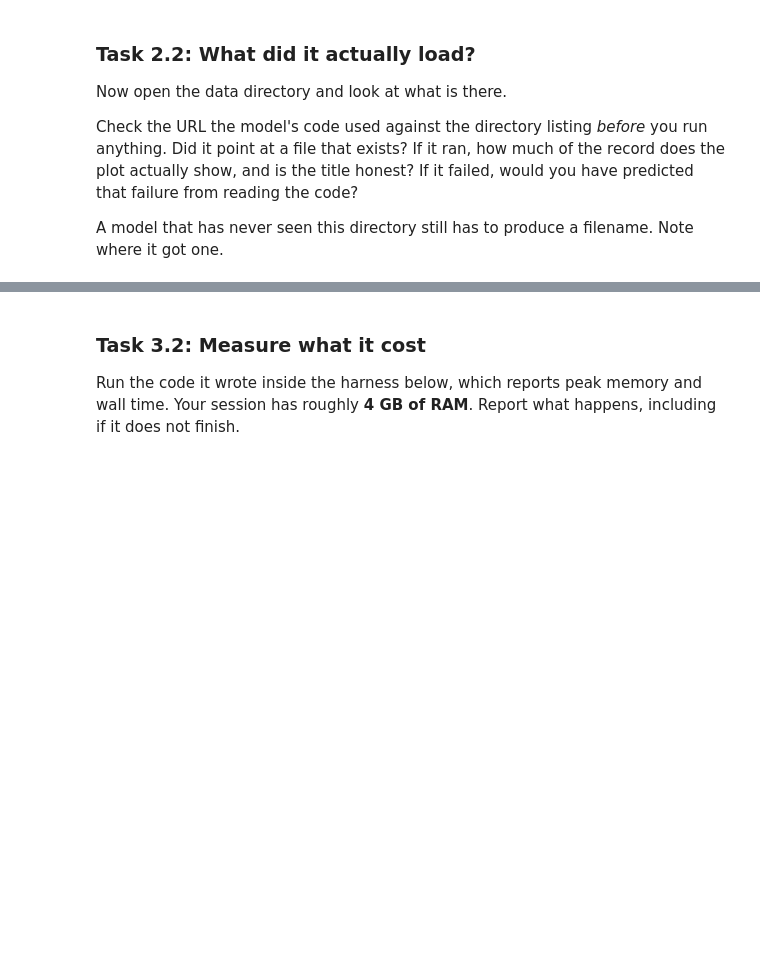
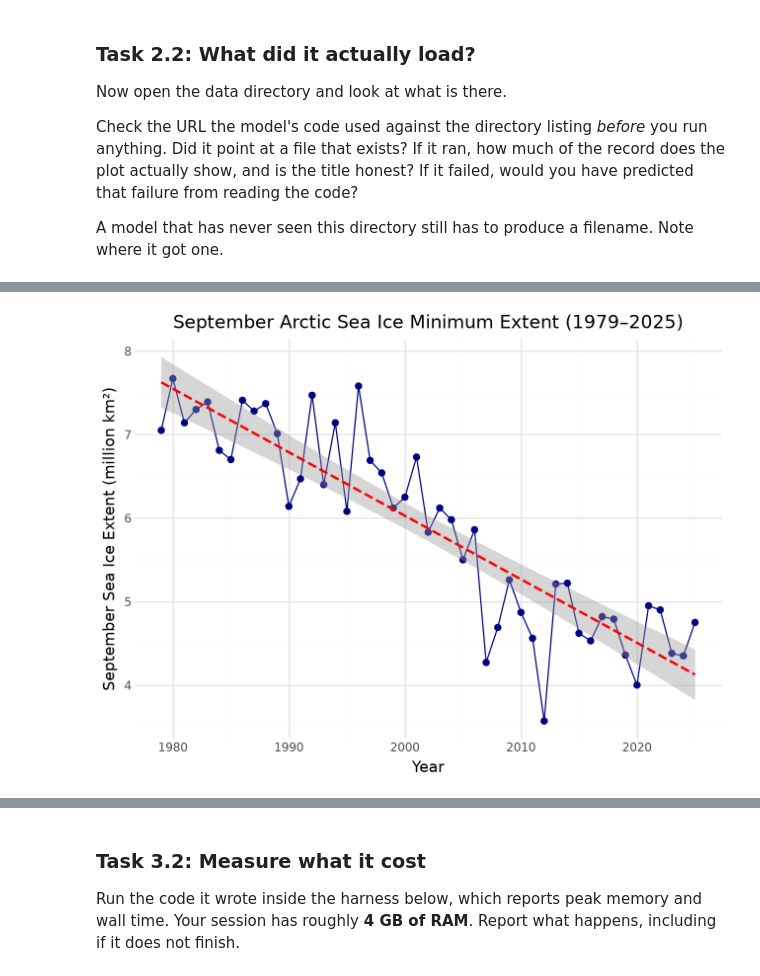
Before and after one commit to reyannaortega1-png/climate-module-reyannaortega1, a Jupyter notebook: climate.ipynb, the cells around one changed output, grey strips where cells are left out. Cells and saved outputs as stored; diff of their text form; code cells hidden in the pictures; blank space fills up the shorter version.

```diff
--- a/climate.ipynb
+++ b/climate.ipynb
@@ -162,0 +147,21 @@ report, and why is that right for the question you are asking?
+# %%
+
+base_url = "https://noaadata.apps.nsidc.org/NOAA/G02135/north/monthly/data/"
+dfs = []
+for m in range(1, 13):
+    url = base_url + f"N_{m:02d}_extent_v4.0.csv"
+    req = urllib.request.Request(url, headers={"User-Agent": "Mozilla/5.0"})
+    content = urllib.request.urlopen(req, timeout=30).read().decode("utf-8")
+    df = pd.read_csv(io.StringIO(content))
+    df.columns = df.columns.str.strip()
+    df["month_name"] = df["mo"].map({
+        1: "Jan", 2: "Feb", 3: "Mar", 4: "Apr", 5: "May", 6: "Jun",
+        7: "Jul", 8: "Aug", 9: "Sep", 10: "Oct", 11: "Nov", 12: "Dec"
+    })
+    dfs.append(df)
+
+data = pd.concat(dfs, ignore_index=True)
+data = data.replace(-9999, float("nan"))
+data = data.dropna(subset=["extent"])
+
+data.groupby("mo")["extent"].count()
@@ -162,0 +183,7 @@ report, and why is that right for the question you are asking?
+# %%
+sep_data = data[data["mo"] == 9].copy()
+sep_year = sep_data.groupby("year")["extent"].first().reset_index()
+annual_mean = data.groupby("year")["extent"].mean().reset_index()
+annual_mean.columns = ["year", "extent"]
+
+sep_year
@@ -162,0 +220,13 @@ report, and why is that right for the question you are asking?
+# %%
+(ggplot(sep_year, aes(x="year", y="extent")) +
+    geom_line(color="navy") +
+    geom_point(color="navy", size=2) +
+    geom_smooth(method="lm", se=True, color="red", linetype="dashed") +
+    labs(
+        x="Year",
+        y="September Sea Ice Extent (million km²)",
+        title="September Arctic Sea Ice Minimum Extent (1979–2025)"
+    ) +
+    theme_minimal())
+# %% [output]
+[figure, added]
```
Also changed, not shown: parts of 17 cells of this notebook, 4 other files.
